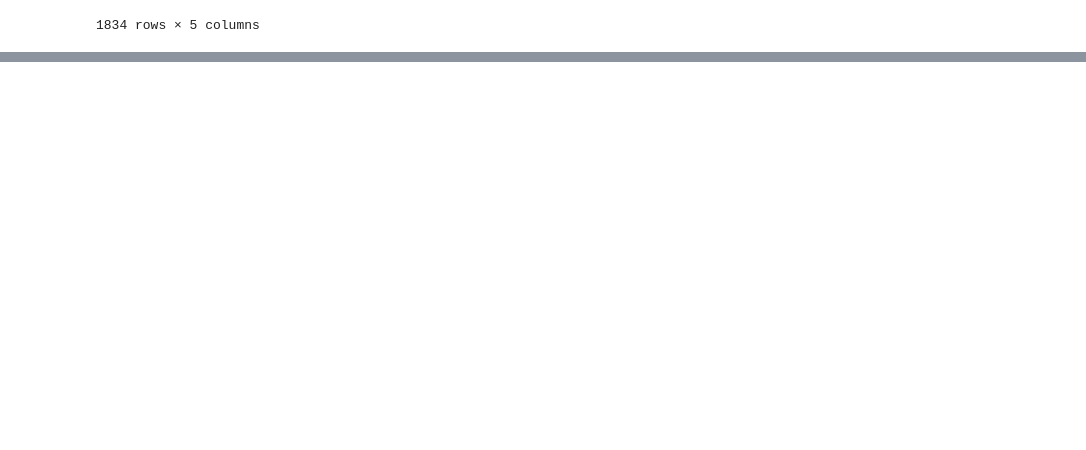
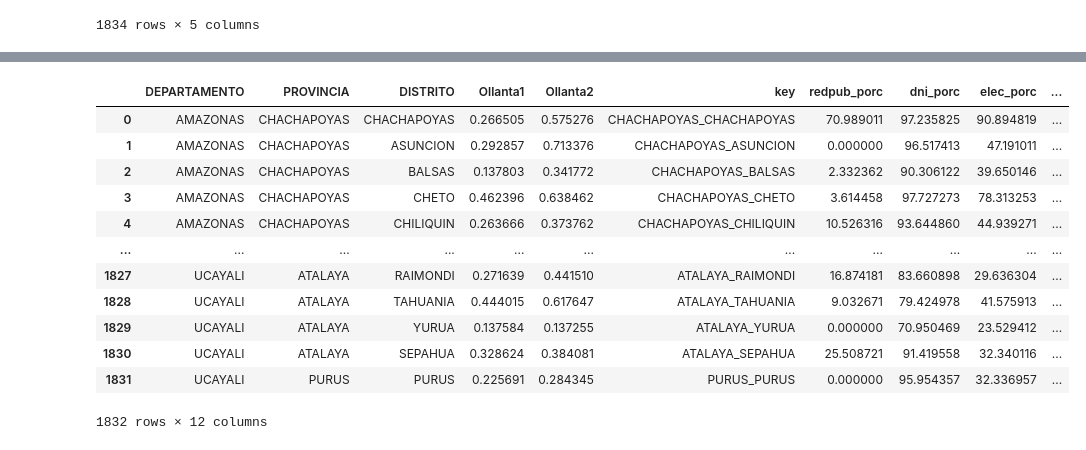
Before and after one commit to CAP-CoyunturasCriticas/BookMaps2011, a Jupyter notebook: preprocessing.ipynb, the cells around one changed output, grey strips where cells are left out. Cells and saved outputs as stored; diff of their text form; code cells hidden in the pictures; blank space fills up the shorter version.

```diff
--- a/preprocessing.ipynb
+++ b/preprocessing.ipynb
@@ -578,2 +578,18 @@ changedat
 # %%
 dismap.replace({'key':changedat}, inplace=True)
+# %%
+data2011
+# %% [output]
+|  | DEPARTAMENTO | PROVINCIA | DISTRITO | Ollanta1 | Ollanta2 | key | redpub_porc | dni_porc | elec_porc | ... |
+| 0 | AMAZONAS | CHACHAPOYAS | CHACHAPOYAS | 0.266505 | 0.575276 | CHACHAPOYAS_CHACHAPOYAS | 70.989011 | 97.235825 | 90.894819 | ... |
+| 1 | AMAZONAS | CHACHAPOYAS | ASUNCION | 0.292857 | 0.713376 | CHACHAPOYAS_ASUNCION | 0.000000 | 96.517413 | 47.191011 | ... |
+| 2 | AMAZONAS | CHACHAPOYAS | BALSAS | 0.137803 | 0.341772 | CHACHAPOYAS_BALSAS | 2.332362 | 90.306122 | 39.650146 | ... |
+| 3 | AMAZONAS | CHACHAPOYAS | CHETO | 0.462396 | 0.638462 | CHACHAPOYAS_CHETO | 3.614458 | 97.727273 | 78.313253 | ... |
+| 4 | AMAZONAS | CHACHAPOYAS | CHILIQUIN | 0.263666 | 0.373762 | CHACHAPOYAS_CHILIQUIN | 10.526316 | 93.644860 | 44.939271 | ... |
+| ... | ... | ... | ... | ... | ... | ... | ... | ... | ... | ... |
+| 1827 | UCAYALI | ATALAYA | RAIMONDI | 0.271639 | 0.441510 | ATALAYA_RAIMONDI | 16.874181 | 83.660898 | 29.636304 | ... |
+| 1828 | UCAYALI | ATALAYA | TAHUANIA | 0.444015 | 0.617647 | ATALAYA_TAHUANIA | 9.032671 | 79.424978 | 41.575913 | ... |
+| 1829 | UCAYALI | ATALAYA | YURUA | 0.137584 | 0.137255 | ATALAYA_YURUA | 0.000000 | 70.950469 | 23.529412 | ... |
+| 1830 | UCAYALI | ATALAYA | SEPAHUA | 0.328624 | 0.384081 | ATALAYA_SEPAHUA | 25.508721 | 91.419558 | 32.340116 | ... |
+| 1831 | UCAYALI | PURUS | PURUS | 0.225691 | 0.284345 | PURUS_PURUS | 0.000000 | 95.954357 | 32.336957 | ... |
+1832 rows × 12 columns
```
Also changed, not shown: parts of 17 cells of this notebook, 2 other files.
